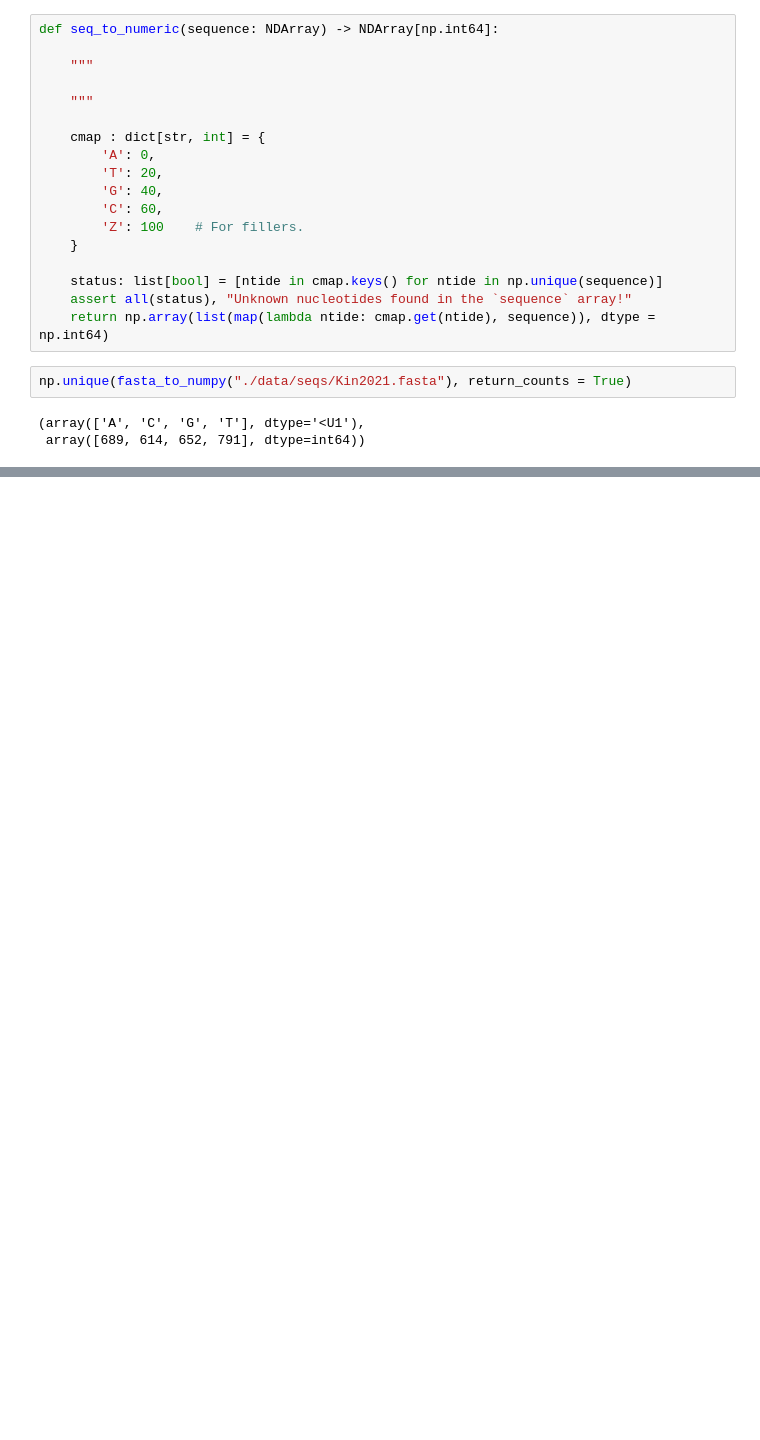
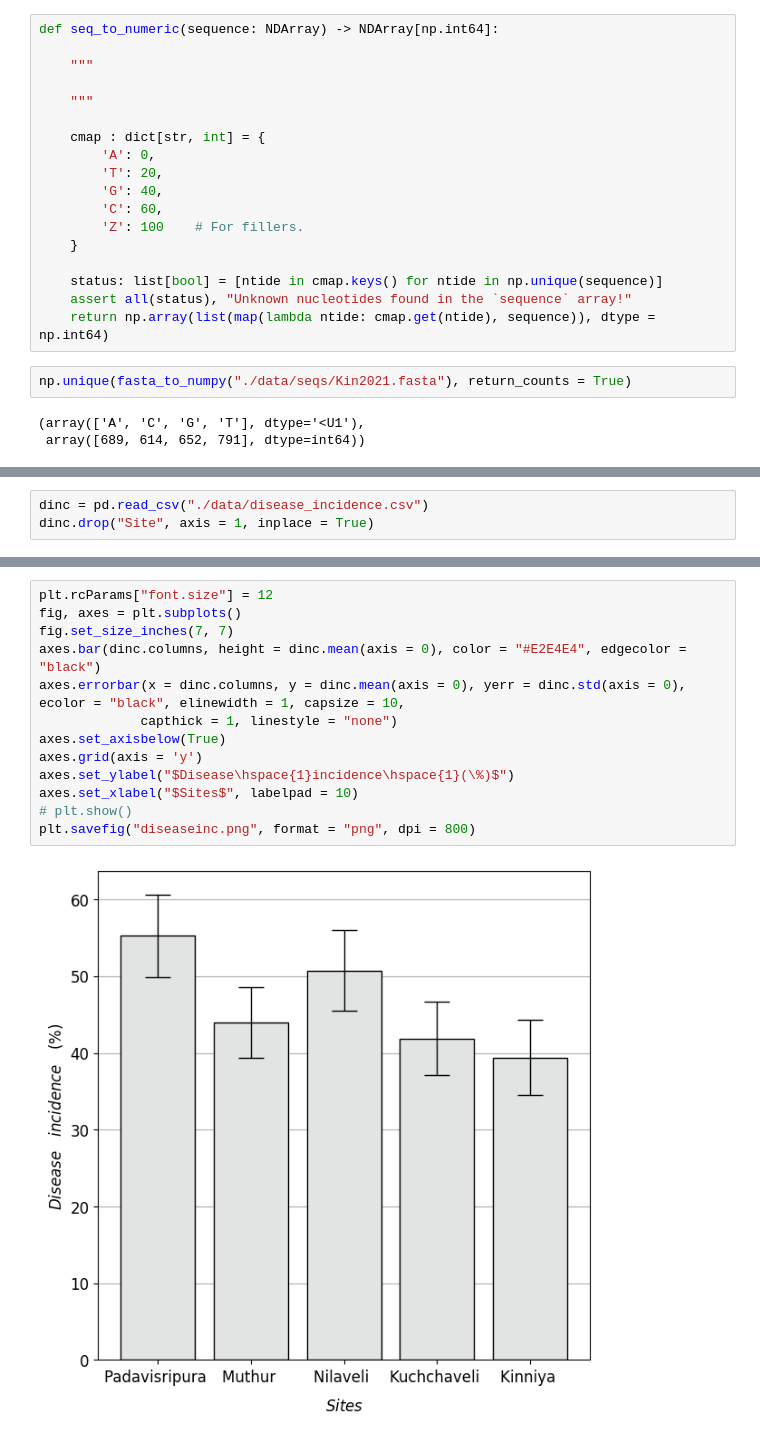
Before and after one commit to anoban/cmv, a Jupyter notebook: plots.ipynb, the cells around one changed output, grey strips where cells are left out. Cells and saved outputs as stored; diff of their text form; blank space fills up the shorter version.

```diff
--- a/plots.ipynb
+++ b/plots.ipynb
@@ -247,0 +223,3 @@ np.isp 1373
+# %%
+dinc = pd.read_csv("./data/disease_incidence.csv")
+dinc.drop("Site", axis = 1, inplace = True)
@@ -247,0 +235,15 @@ np.isp 1373
+# %%
+plt.rcParams["font.size"] = 12
+fig, axes = plt.subplots()
+fig.set_size_inches(7, 7)
+axes.bar(dinc.columns, height = dinc.mean(axis = 0), color = "#E2E4E4", edgecolor = "black")
+axes.errorbar(x = dinc.columns, y = dinc.mean(axis = 0), yerr = dinc.std(axis = 0), ecolor = "black", elinewidth = 1, capsize = 10,
+             capthick = 1, linestyle = "none")
+axes.set_axisbelow(True)
+axes.grid(axis = 'y')
+axes.set_ylabel("$Disease\hspace{1}incidence\hspace{1}(\%)$")
+axes.set_xlabel("$Sites$", labelpad = 10)
+# plt.show()
+plt.savefig("diseaseinc.png", format = "png", dpi = 800)
+# %% [output]
+[figure, added]
```
Also changed, not shown: parts of 7 cells of this notebook, 27 other files.
